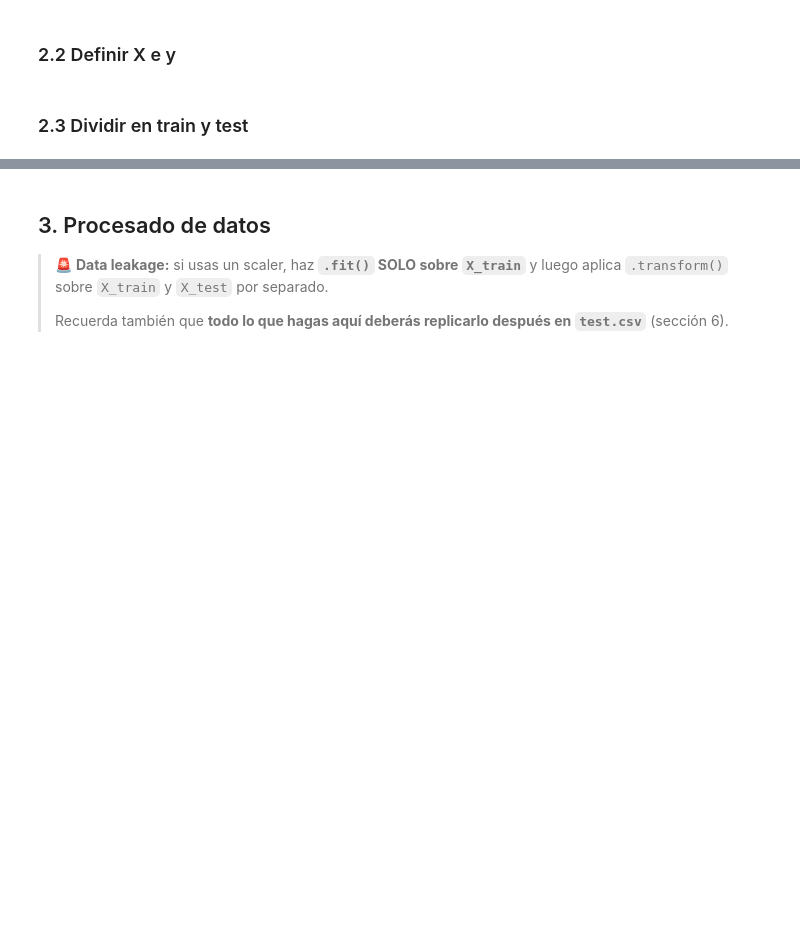
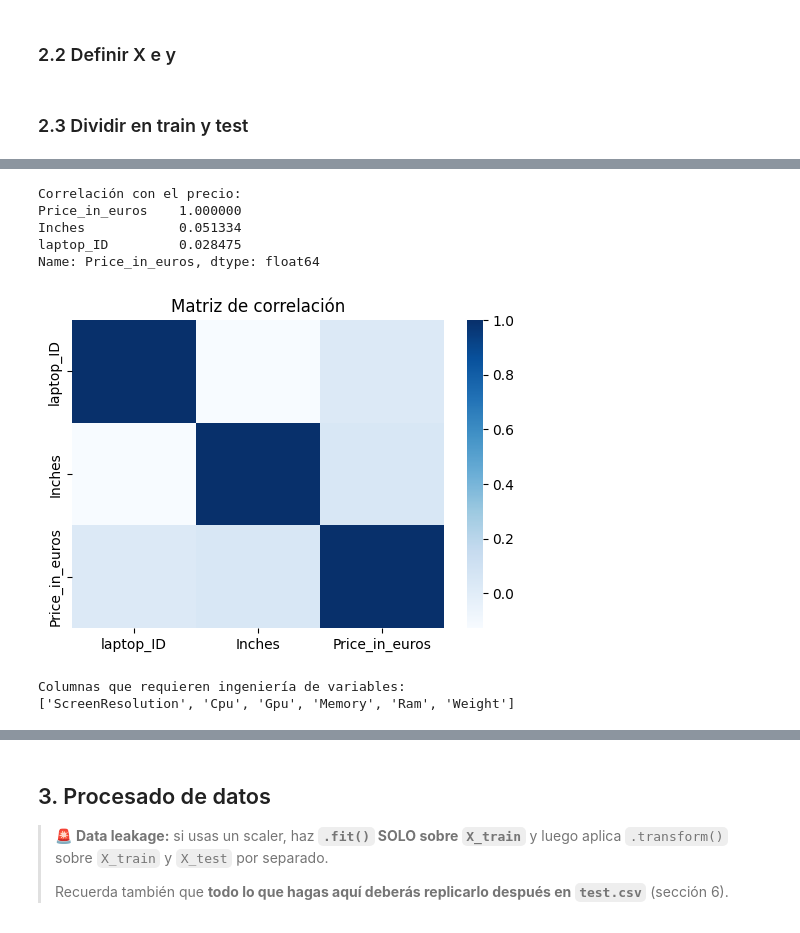
Before and after one commit to mfondevilla/DS-Online-MelaniaFondevilla, a Jupyter notebook: Team_Challenges/TC_04_Sprint_12_Kaggle/TC-Kaggle_submission_test.ipynb, the cells around one changed output, grey strips where cells are left out. Saved outputs shown, nothing was run; the diff lists cells and outputs as text; code cells hidden in the pictures; blank space fills up the shorter version.

```diff
--- a/Team_Challenges/TC_04_Sprint_12_Kaggle/TC-Kaggle_submission_test.ipynb
+++ b/Team_Challenges/TC_04_Sprint_12_Kaggle/TC-Kaggle_submission_test.ipynb
@@ -40,0 +233,25 @@ df = pd.read_csv('./data/train.csv', encoding='latin-1')
+# %%
+# --- 7. Correlación numérica ---
+print("\nCorrelación con el precio:")
+corr = train.corr(numeric_only=True)["Price_in_euros"].sort_values(ascending=False)
+print(corr)
+
+plt.figure(figsize=(6,4))
+sns.heatmap(train.corr(numeric_only=True), annot=False, cmap="Blues")
+plt.title("Matriz de correlación")
+plt.show()
+# %% [output]
+Correlación con el precio:
+Price_in_euros    1.000000
+Inches            0.051334
+laptop_ID         0.028475
+Name: Price_in_euros, dtype: float64
+[figure, added]
+# %%
+# --- 8. Identificación de columnas que requieren ingeniería ---
+print("\nColumnas que requieren ingeniería de variables:")
+cols_engineering = ["ScreenResolution", "Cpu", "Gpu", "Memory", "Ram", "Weight"]
+print(cols_engineering)
+# %% [output]
+Columnas que requieren ingeniería de variables:
+['ScreenResolution', 'Cpu', 'Gpu', 'Memory', 'Ram', 'Weight']
```
Also changed, not shown: parts of 26 cells of this notebook, 5 other files.
